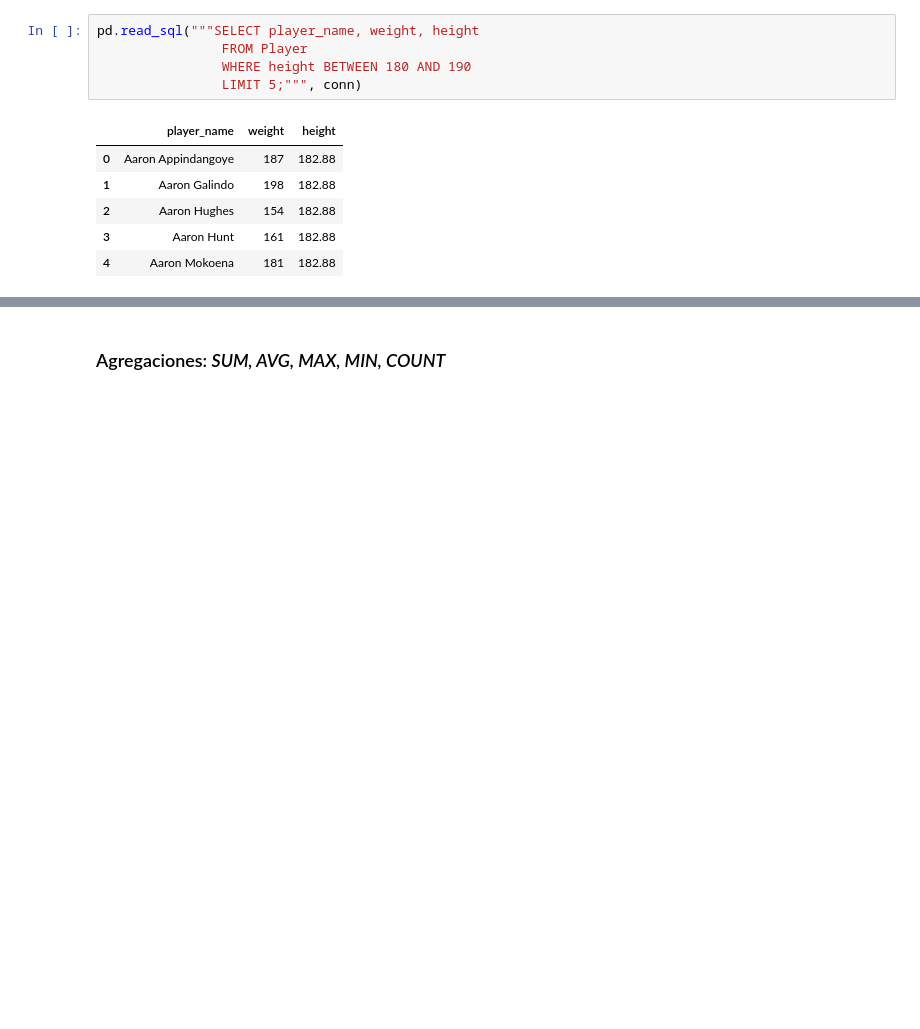
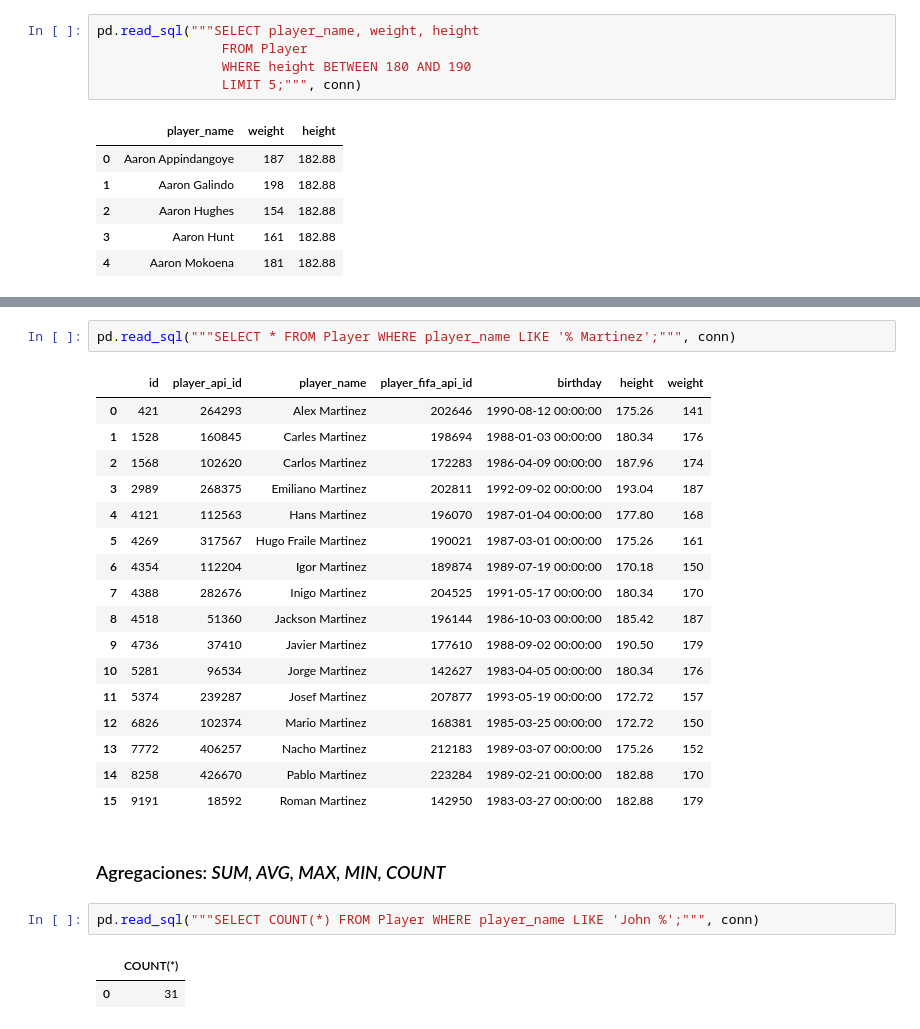
Before and after one commit to alrakomala/DataScienceDCI, a Jupyter notebook: SQL/ejemplo_sqlite.ipynb, the cells around one changed output, grey strips where cells are left out. Drawn from its saved outputs; the diff is of its cells as text; blank space fills up the shorter version.

```diff
--- a/SQL/ejemplo_sqlite.ipynb
+++ b/SQL/ejemplo_sqlite.ipynb
@@ -198,2 +285,27 @@ pd.read_sql("""SELECT player_name, weight, height
+# %%
+pd.read_sql("""SELECT * FROM Player WHERE player_name LIKE '% Martinez';""", conn)
+# %% [output]
+|  | id | player_api_id | player_name | player_fifa_api_id | birthday | height | weight |
+| 0 | 421 | 264293 | Alex Martinez | 202646 | 1990-08-12 00:00:00 | 175.26 | 141 |
+| 1 | 1528 | 160845 | Carles Martinez | 198694 | 1988-01-03 00:00:00 | 180.34 | 176 |
+| 2 | 1568 | 102620 | Carlos Martinez | 172283 | 1986-04-09 00:00:00 | 187.96 | 174 |
+| 3 | 2989 | 268375 | Emiliano Martinez | 202811 | 1992-09-02 00:00:00 | 193.04 | 187 |
+| 4 | 4121 | 112563 | Hans Martinez | 196070 | 1987-01-04 00:00:00 | 177.80 | 168 |
+| 5 | 4269 | 317567 | Hugo Fraile Martinez | 190021 | 1987-03-01 00:00:00 | 175.26 | 161 |
+| 6 | 4354 | 112204 | Igor Martinez | 189874 | 1989-07-19 00:00:00 | 170.18 | 150 |
+| 7 | 4388 | 282676 | Inigo Martinez | 204525 | 1991-05-17 00:00:00 | 180.34 | 170 |
+| 8 | 4518 | 51360 | Jackson Martinez | 196144 | 1986-10-03 00:00:00 | 185.42 | 187 |
+| 9 | 4736 | 37410 | Javier Martinez | 177610 | 1988-09-02 00:00:00 | 190.50 | 179 |
+| 10 | 5281 | 96534 | Jorge Martinez | 142627 | 1983-04-05 00:00:00 | 180.34 | 176 |
+| 11 | 5374 | 239287 | Josef Martinez | 207877 | 1993-05-19 00:00:00 | 172.72 | 157 |
+| 12 | 6826 | 102374 | Mario Martinez | 168381 | 1985-03-25 00:00:00 | 172.72 | 150 |
+| 13 | 7772 | 406257 | Nacho Martinez | 212183 | 1989-03-07 00:00:00 | 175.26 | 152 |
+| 14 | 8258 | 426670 | Pablo Martinez | 223284 | 1989-02-21 00:00:00 | 182.88 | 170 |
+| 15 | 9191 | 18592 | Roman Martinez | 142950 | 1983-03-27 00:00:00 | 182.88 | 179 |
 # %% [markdown]
 ### Agregaciones: *SUM, AVG, MAX, MIN, COUNT*
+# %%
+pd.read_sql("""SELECT COUNT(*) FROM Player WHERE player_name LIKE 'John %';""", conn)
+# %% [output]
+|  | COUNT(*) |
+| 0 | 31 |
```
Also changed, not shown: parts of 29 cells of this notebook, 3 other files.
